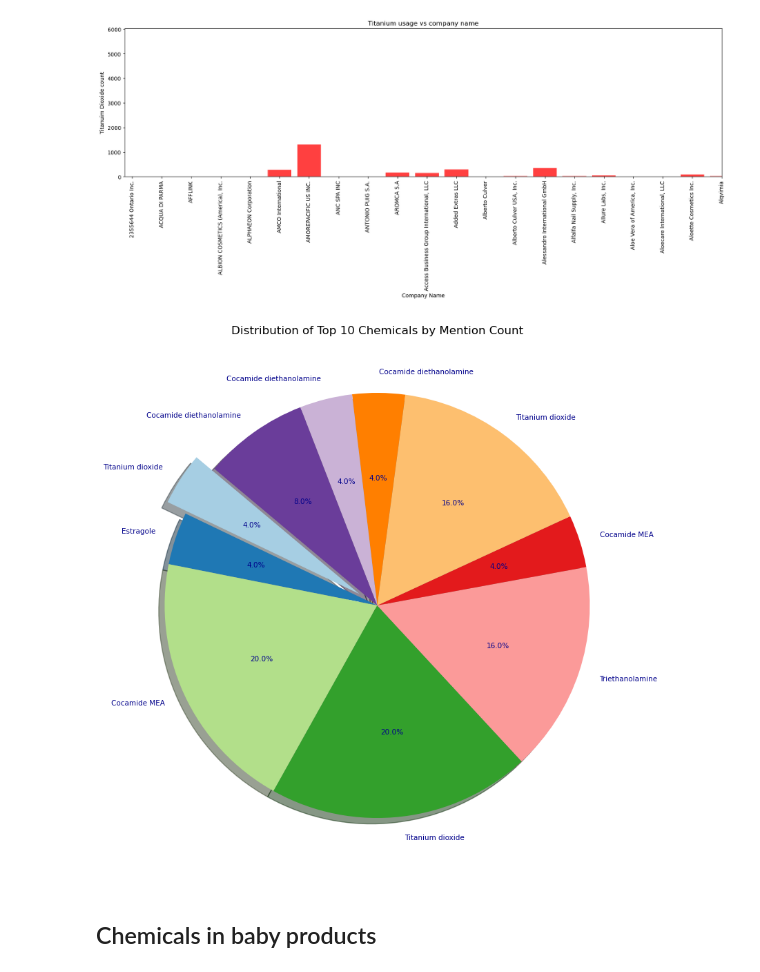
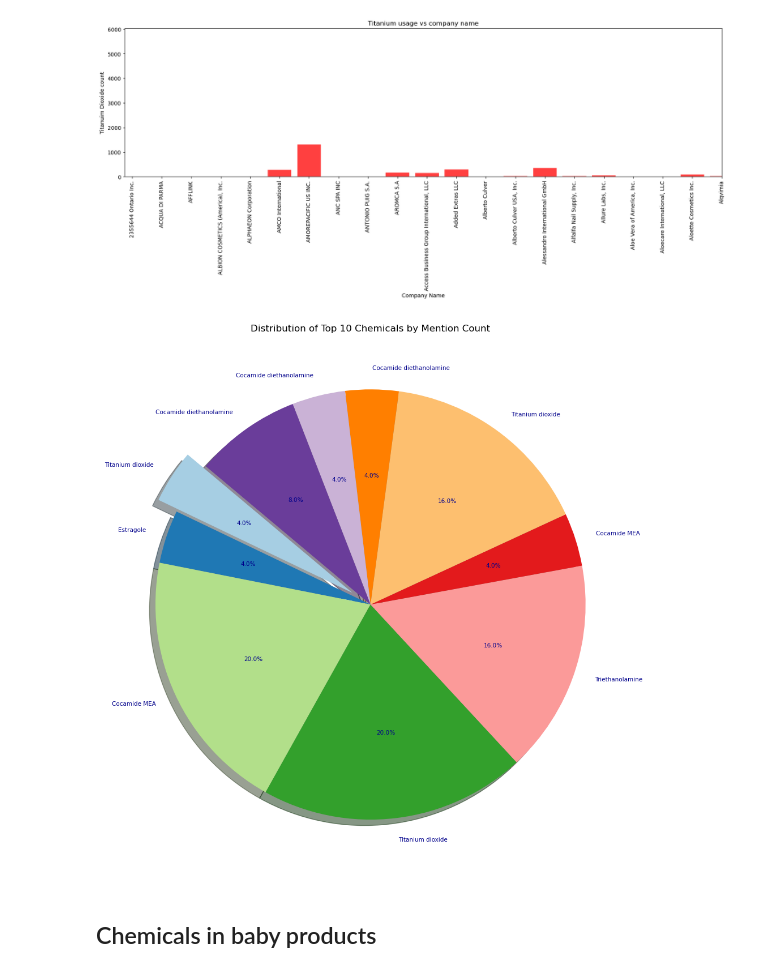
Before and after one commit to Nova8F/Project_1.0, a Jupyter notebook: MA_project1group1.ipynb, the cells around one changed output. Drawn from its saved outputs; the diff is of its cells as text; code cells hidden in the pictures.

```diff
--- a/MA_project1group1.ipynb
+++ b/MA_project1group1.ipynb
@@ -381,17 +381,19 @@ plt.show()
 # %%
 explode = (0.1, 0, 0, 0, 0, 0, 0, 0, 0, 0)
 chemical_names = data_visualiation["ChemicalName"]
 chemical_counts = data_visualiation["ChemicalCount"]
 top_chemicals = chemical_names[:10]  # Top 10 chemicals
 top_chemical_counts = chemical_counts[:10]  # Counts for top 10
 
 plt.figure(figsize=(12, 10))
 plt.pie(top_chemical_counts, labels=top_chemicals, autopct='%1.1f%%', startangle=140, colors=plt.cm.Paired.colors, explode=explode, shadow=True, textprops={'fontsize': 7.5, 'color': 'darkblue'})
 plt.title('Distribution of Top 10 Chemicals by Mention Count')
+plt.tight_layout()
+plt.savefig("MA graphs\MA_graphs3.png")
 plt.size = "equal"
 plt.show()
 # %% [output]
-[figure, old version]
+[figure, new version]
 # %% [markdown]
 ## Chemicals in baby products
 # %%
```
Also changed, not shown: parts of 3 cells of this notebook, 2 other files.
